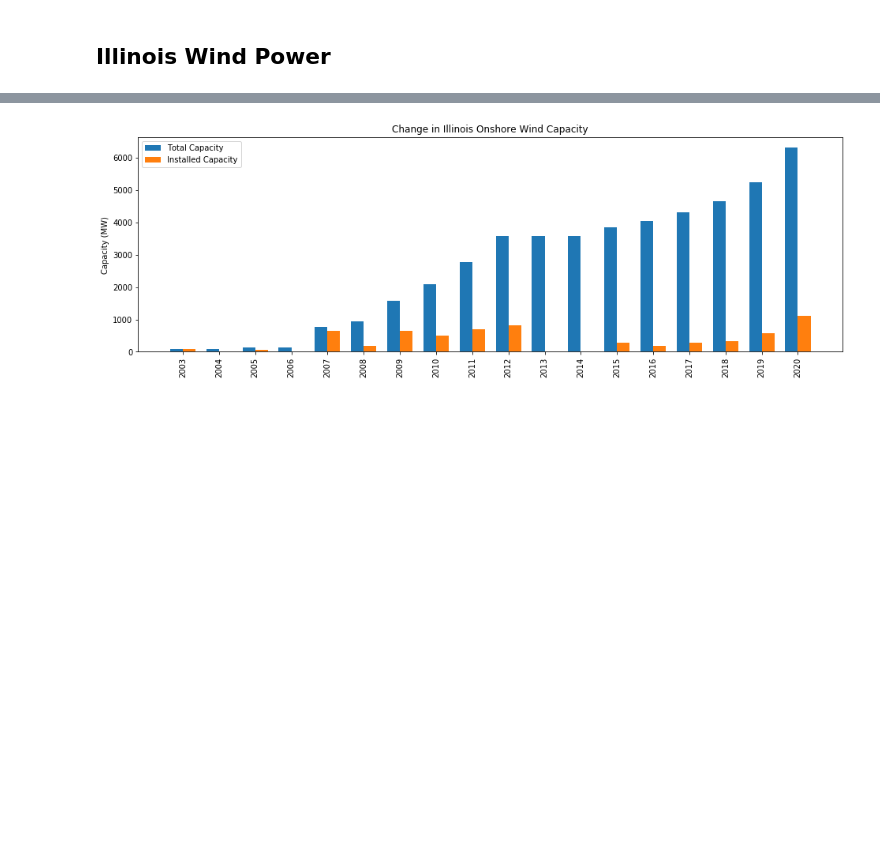
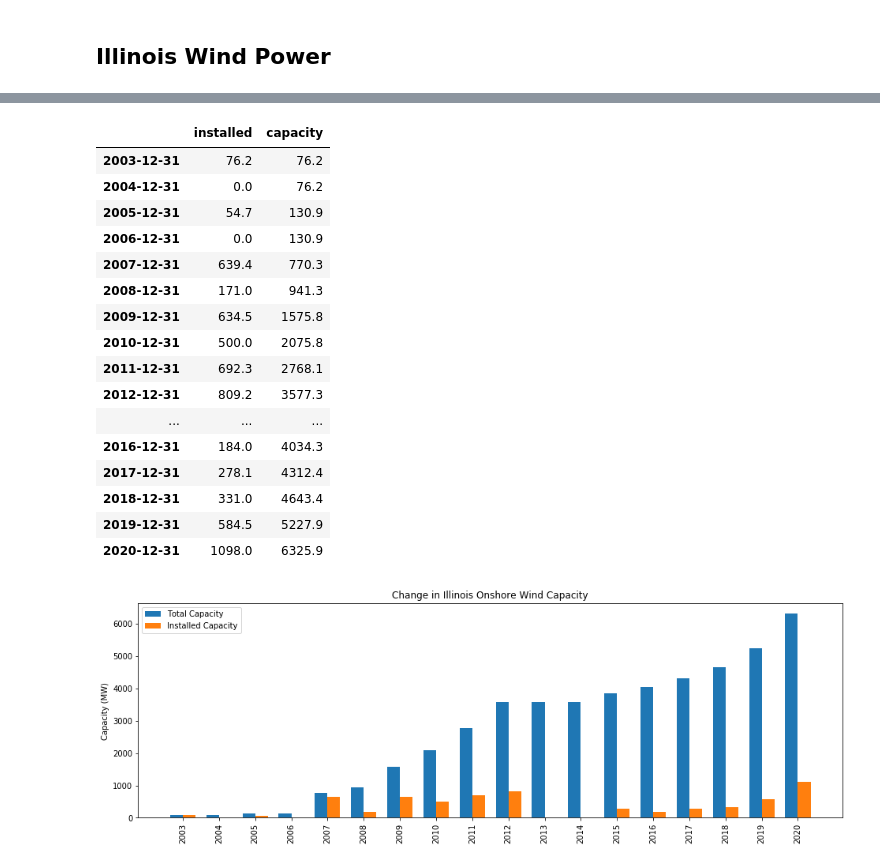
Before and after one commit to arfc/2021-04-nm-illinois, a Jupyter notebook: data/electric_capacity_illinois.ipynb, the cells around one changed output, grey strips where cells are left out. Cells and saved outputs as stored; diff of their text form; code cells hidden in the pictures; blank space fills up the shorter version.

```diff
--- a/data/electric_capacity_illinois.ipynb
+++ b/data/electric_capacity_illinois.ipynb
@@ -320,6 +340,26 @@ simple_df = pd.DataFrame({'installed':capacity}, index=years)
 simple_df.index = pd.to_datetime(simple_df.index, format='%Y')
 simple_df = simple_df.resample('Y').sum()
 simple_df['capacity'] = simple_df['installed'].cumsum()
+# %%
+simple_df
+# %% [output]
+|  | installed | capacity |
+| 2003-12-31 | 76.2 | 76.2 |
+| 2004-12-31 | 0.0 | 76.2 |
+| 2005-12-31 | 54.7 | 130.9 |
+| 2006-12-31 | 0.0 | 130.9 |
+| 2007-12-31 | 639.4 | 770.3 |
+| 2008-12-31 | 171.0 | 941.3 |
+| 2009-12-31 | 634.5 | 1575.8 |
+| 2010-12-31 | 500.0 | 2075.8 |
+| 2011-12-31 | 692.3 | 2768.1 |
+| 2012-12-31 | 809.2 | 3577.3 |
+| ... | ... | ... |
+| 2016-12-31 | 184.0 | 4034.3 |
+| 2017-12-31 | 278.1 | 4312.4 |
+| 2018-12-31 | 331.0 | 4643.4 |
+| 2019-12-31 | 584.5 | 5227.9 |
+| 2020-12-31 | 1098.0 | 6325.9 |
 # %%
 fig, ax = plt.subplots(figsize=(16,5))
 years = np.arange(2003,2021,1)
```
Also changed, not shown: parts of 1 cell of this notebook.
